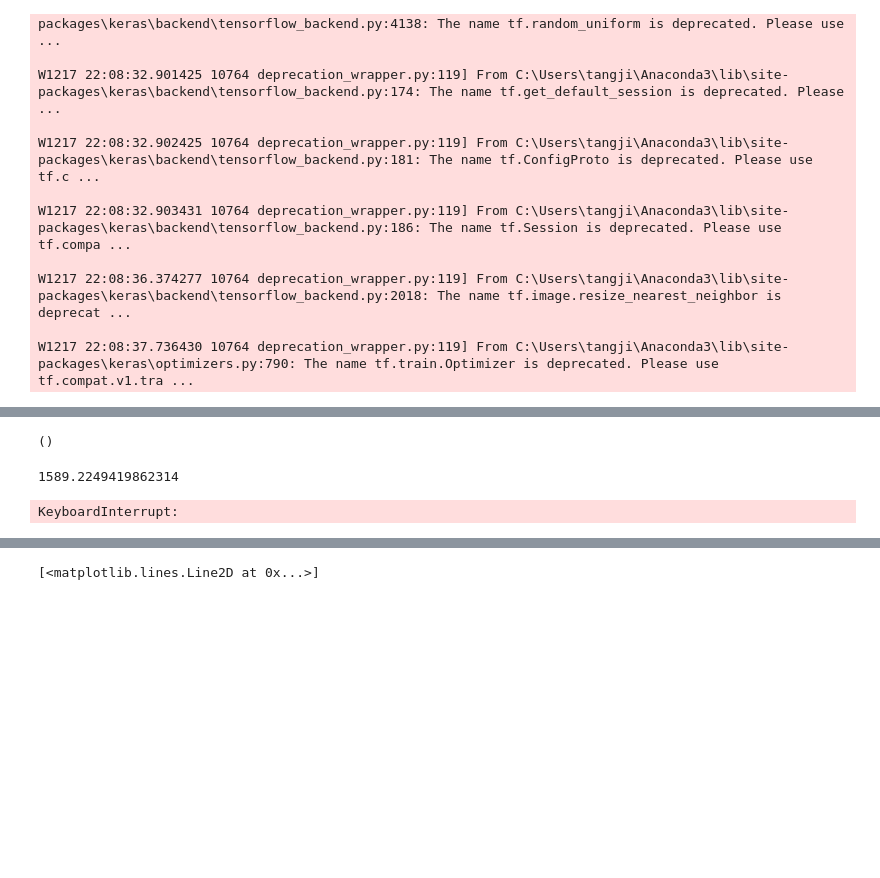
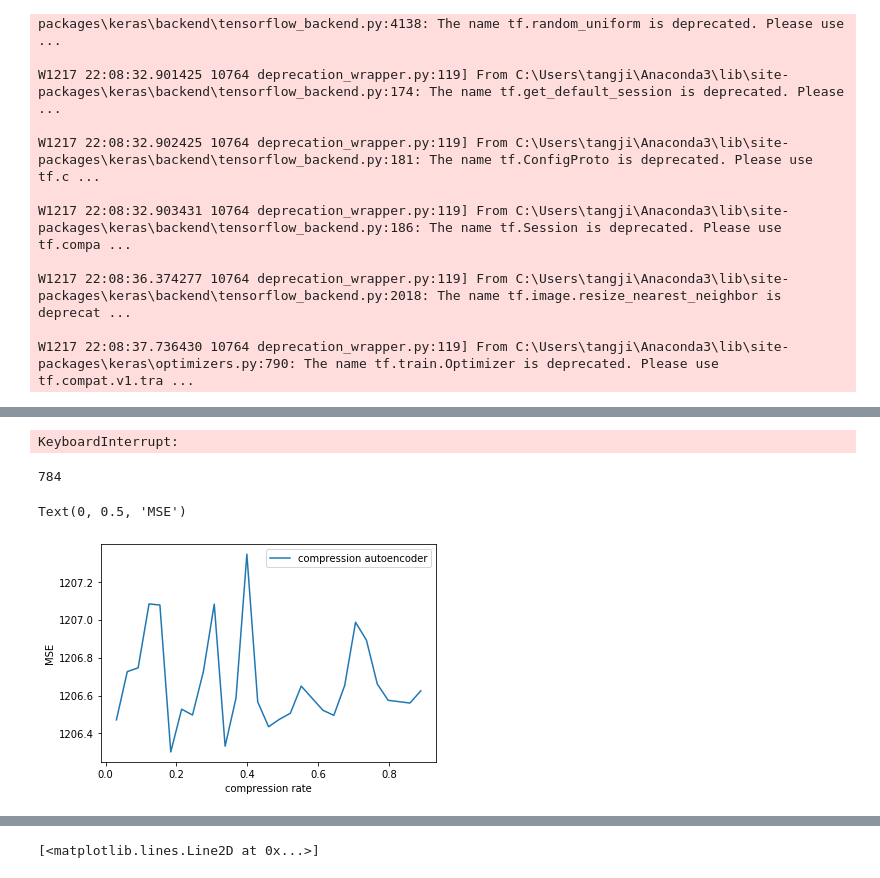
Before and after one commit to tang-ji/autoencoder, a Jupyter notebook: autoencoder_compression_rate.ipynb, the cells around one changed output, grey strips where cells are left out. Drawn from its saved outputs; the diff is of its cells as text; code cells hidden in the pictures; blank space fills up the shorter version.

```diff
--- a/autoencoder_compression_rate.ipynb
+++ b/autoencoder_compression_rate.ipynb
@@ -63,4 +105,0 @@ np.mean(np.linalg.norm(np.array(y_test)-x_test, axis=(1,2), ord=2))
-# %%
-np.sum((y_test-x_test)**2).shape
-# %% [output]
-()
@@ -69,7 +106,3 @@ y_test
-# %%
-np.linalg.norm(np.array(y_test)[1]-x_test[1], ord=2)
-# %% [output]
-1589.2249419862314
 # %%
 file_size = []
 mse_loss = []
@@ -87,6 +120,19 @@ for i in range(1, 96):
     file_size.append(np.mean(y_size))
 # %% [output]
 KeyboardInterrupt:
+# %%
+28*28
+# %% [output]
+784
+# %%
+# plt.plot(file_size, mse_loss)
+plt.plot(file_size_auto, mse_loss_auto)
+plt.legend(['compression autoencoder'])
+plt.xlabel("compression rate")
+plt.ylabel("MSE")
+# %% [output]
+Text(0, 0.5, 'MSE')
+[figure, added]
 # %%
 plt.plot(file_size, mse_loss)
 plt.plot(file_size_auto, mse_loss_auto)
```
Also changed, not shown: parts of 17 cells of this notebook, 2 other files.
